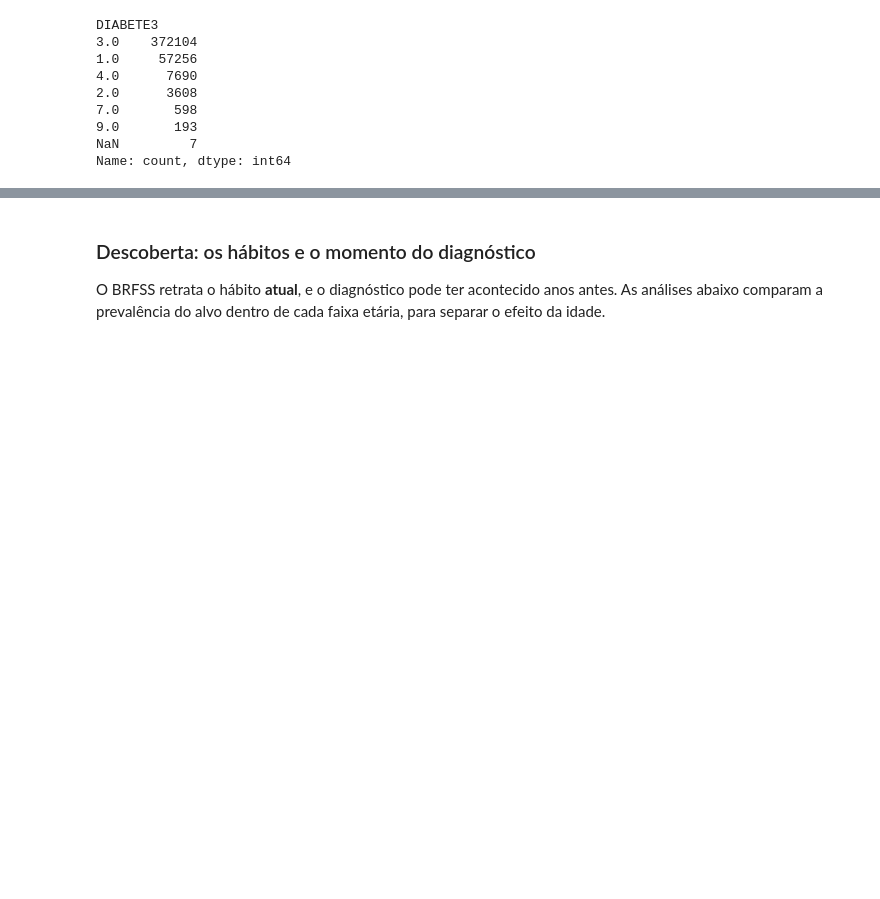
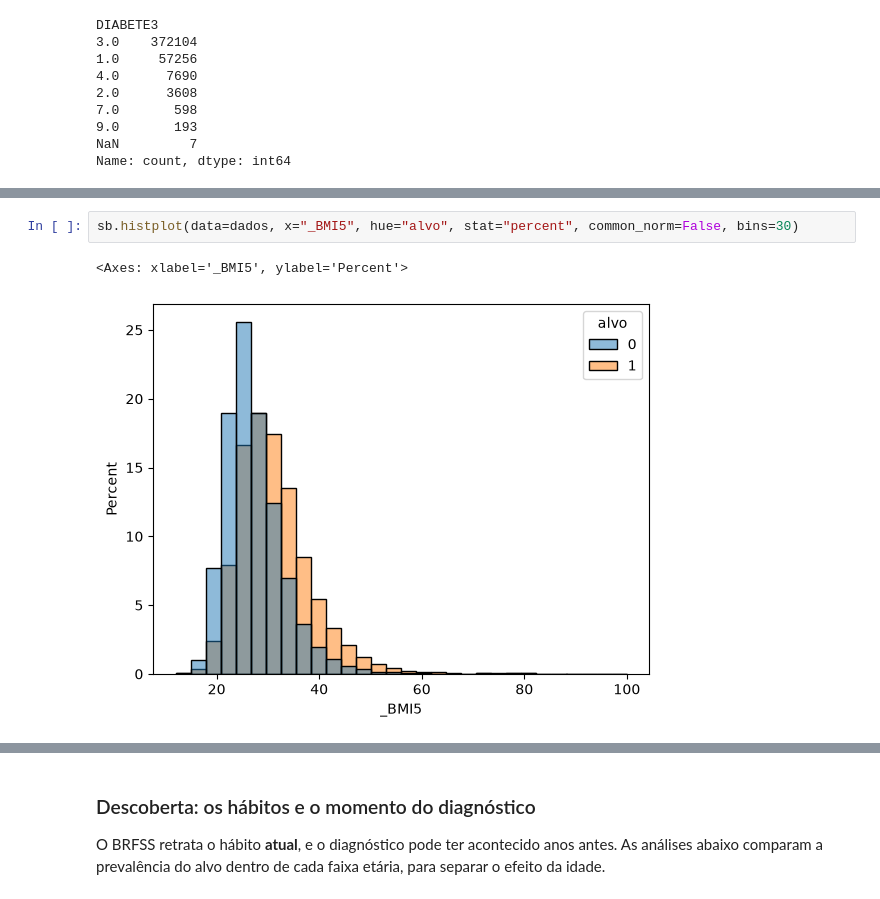
Before and after one commit to nandogamba/extrapees, a Jupyter notebook: notebooks/tc1_diabetes.ipynb, the cells around one changed output, grey strips where cells are left out. Drawn from its saved outputs; the diff is of its cells as text; blank space fills up the shorter version.

```diff
--- a/notebooks/tc1_diabetes.ipynb
+++ b/notebooks/tc1_diabetes.ipynb
@@ -218,0 +298,5 @@ contínua com a piora da saúde geral autodeclarada, de cerca de 4% para 39%.
+# %%
+sb.histplot(data=dados, x="_BMI5", hue="alvo", stat="percent", common_norm=False, bins=30)
+# %% [output]
+<Axes: xlabel='_BMI5', ylabel='Percent'>
+[figure, added]
```
Also changed, not shown: parts of 63 cells of this notebook, 4 other files.
